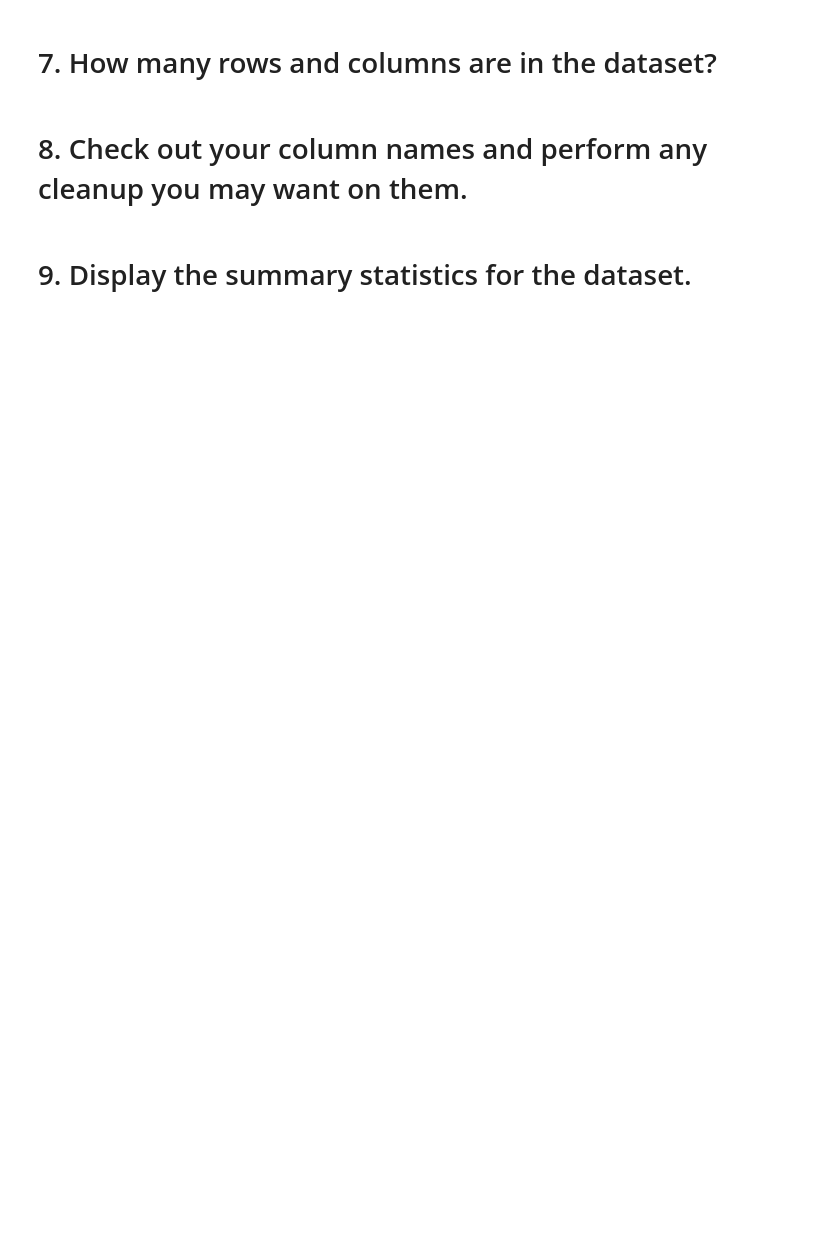
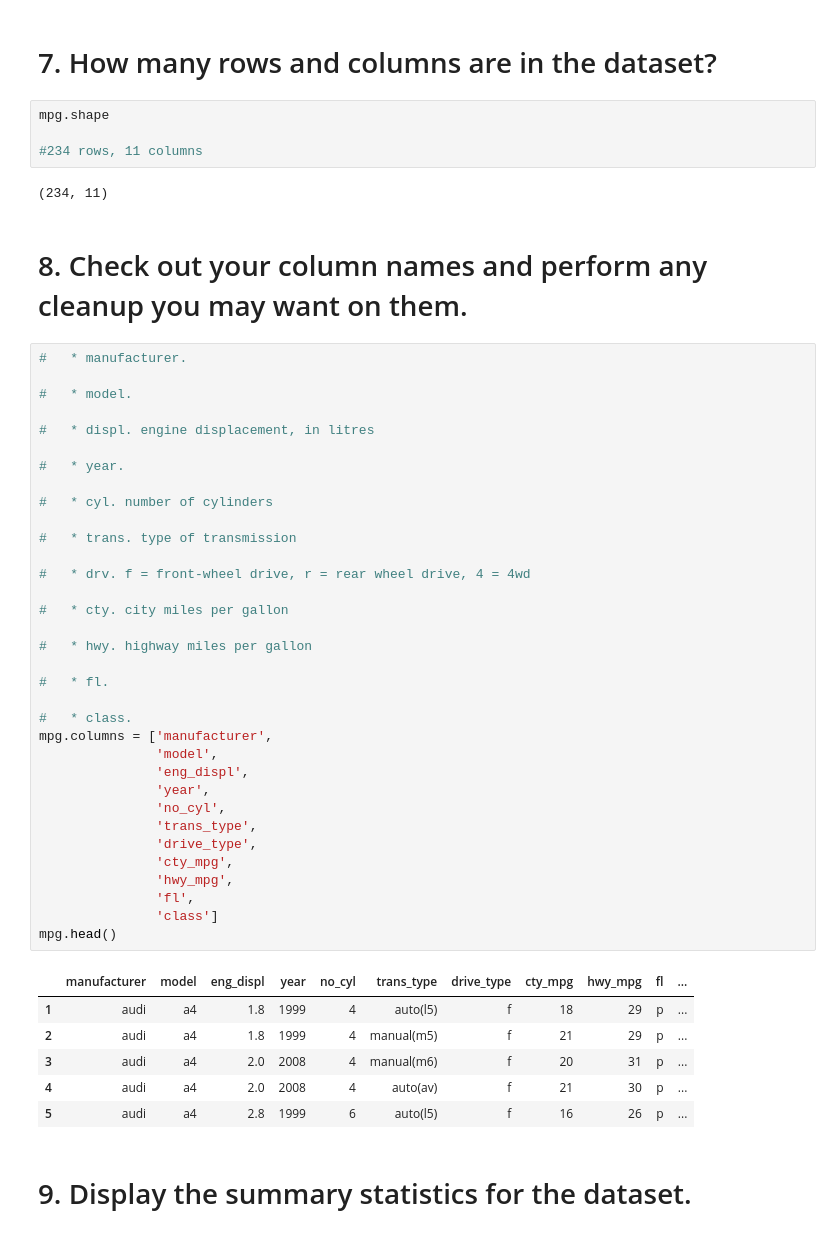
Before and after one commit to Jonessn22/numpy-pandas-visualization-exercises, a Jupyter notebook: exercises_advanced_dataframes.ipynb, the cells around one changed output. Drawn from its saved outputs; the diff is of its cells as text; blank space fills up the shorter version.

```diff
--- a/exercises_advanced_dataframes.ipynb
+++ b/exercises_advanced_dataframes.ipynb
@@ -163,6 +215,53 @@ users.merge(roles,
 # %% [markdown]
 # 7. How many rows and columns are in the dataset?
+# %%
+mpg.shape
+
+#234 rows, 11 columns
+# %% [output]
+(234, 11)
 # %% [markdown]
 # 8. Check out your column names and perform any cleanup you may want on them.
+# %%
+#   * manufacturer.
+
+#   * model.
+
+#   * displ. engine displacement, in litres
+
+#   * year.
+
+#   * cyl. number of cylinders
+
+#   * trans. type of transmission
+
+#   * drv. f = front-wheel drive, r = rear wheel drive, 4 = 4wd
+
+#   * cty. city miles per gallon
+
+#   * hwy. highway miles per gallon
+
+#   * fl.
+
+#   * class.
+mpg.columns = ['manufacturer',
+               'model',
+               'eng_displ',
+               'year',
+               'no_cyl',
+               'trans_type',
+               'drive_type',
+               'cty_mpg',
+               'hwy_mpg',
+               'fl',
+               'class']
+mpg.head()
+# %% [output]
+|  | manufacturer | model | eng_displ | year | no_cyl | trans_type | drive_type | cty_mpg | hwy_mpg | fl | ... |
+| 1 | audi | a4 | 1.8 | 1999 | 4 | auto(l5) | f | 18 | 29 | p | ... |
+| 2 | audi | a4 | 1.8 | 1999 | 4 | manual(m5) | f | 21 | 29 | p | ... |
+| 3 | audi | a4 | 2.0 | 2008 | 4 | manual(m6) | f | 20 | 31 | p | ... |
+| 4 | audi | a4 | 2.0 | 2008 | 4 | auto(av) | f | 21 | 30 | p | ... |
+| 5 | audi | a4 | 2.8 | 1999 | 6 | auto(l5) | f | 16 | 26 | p | ... |
 # %% [markdown]
 # 9. Display the summary statistics for the dataset.
```
Also changed, not shown: parts of 9 cells of this notebook.
